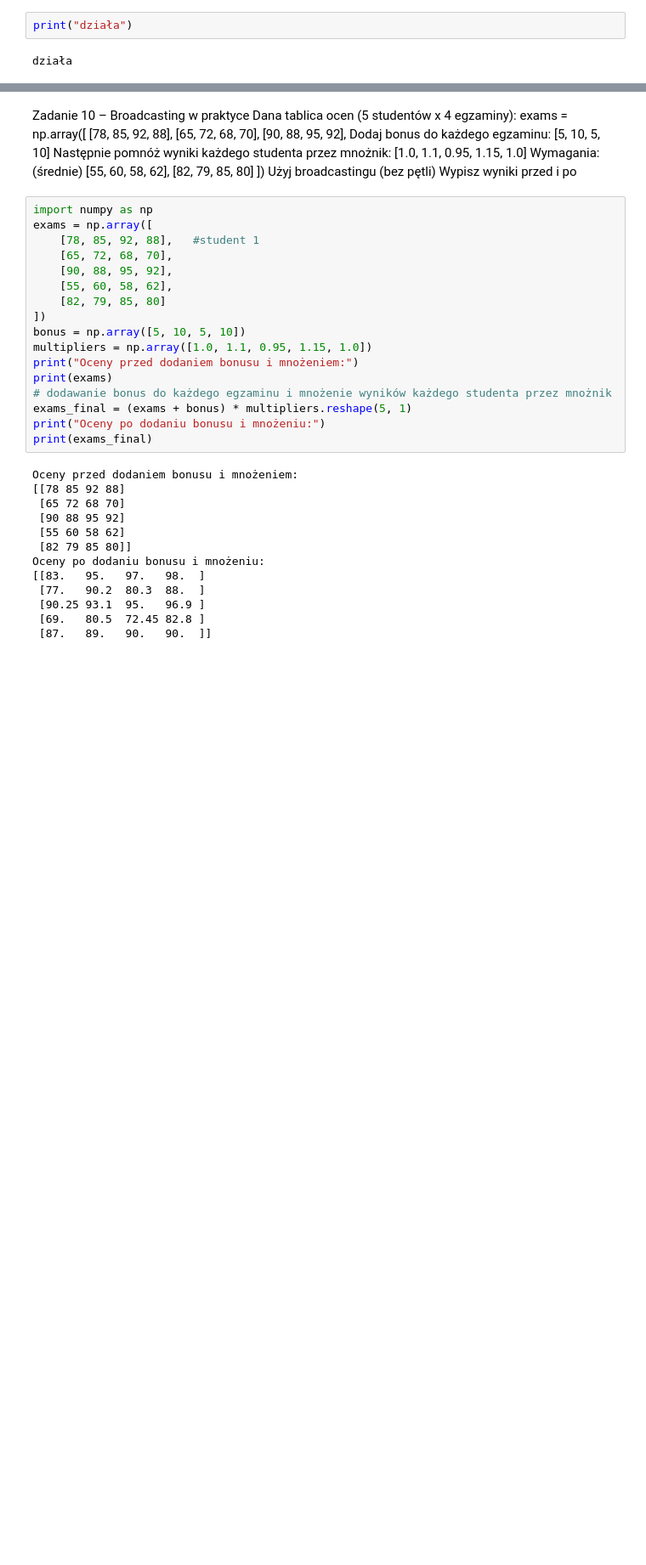
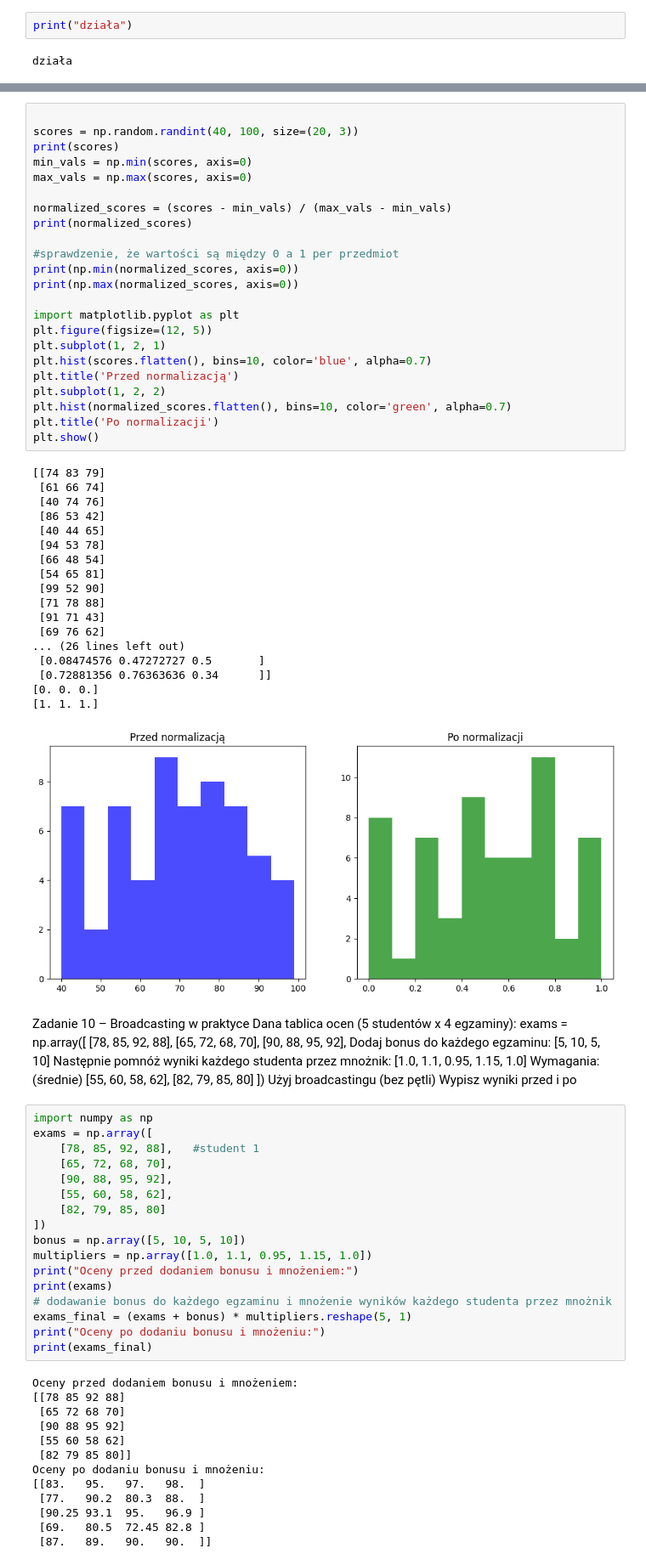
Before and after one commit to czajkaagata/Kurs_repository, a Jupyter notebook: Kurs_repository/10_zadanie.ipynb, the cells around one changed output, grey strips where cells are left out. Shown at 85% size. Saved outputs shown, nothing was run; the diff lists cells and outputs as text; blank space fills up the shorter version.

```diff
--- a/Kurs_repository/10_zadanie.ipynb
+++ b/Kurs_repository/10_zadanie.ipynb
@@ -5,3 +259,45 @@ działa
+# %%
+
+scores = np.random.randint(40, 100, size=(20, 3))
+print(scores)
+min_vals = np.min(scores, axis=0)
+max_vals = np.max(scores, axis=0)
+
+normalized_scores = (scores - min_vals) / (max_vals - min_vals)
+print(normalized_scores)
+
+#sprawdzenie, że wartości są między 0 a 1 per przedmiot
+print(np.min(normalized_scores, axis=0))
+print(np.max(normalized_scores, axis=0))
+
+import matplotlib.pyplot as plt
+plt.figure(figsize=(12, 5))
+plt.subplot(1, 2, 1)
+plt.hist(scores.flatten(), bins=10, color='blue', alpha=0.7)
+plt.title('Przed normalizacją')
+plt.subplot(1, 2, 2)
+plt.hist(normalized_scores.flatten(), bins=10, color='green', alpha=0.7)
+plt.title('Po normalizacji')
+plt.show()
+# %% [output]
+[[74 83 79]
+ [61 66 74]
+ [40 74 76]
+ [86 53 42]
+ [40 44 65]
+ [94 53 78]
+ [66 48 54]
+ [54 65 81]
+ [99 52 90]
+ [71 78 88]
+ [91 71 43]
+ [69 76 62]
+... (26 lines left out)
+ [0.08474576 0.47272727 0.5       ]
+ [0.72881356 0.76363636 0.34      ]]
+[0. 0. 0.]
+[1. 1. 1.]
+[figure, added]
 # %% [markdown]
 Zadanie 10 – Broadcasting w praktyce
 Dana tablica ocen (5 studentów x 4 egzaminy):
```
Also changed, not shown: parts of 19 cells of this notebook, 2 other files.
